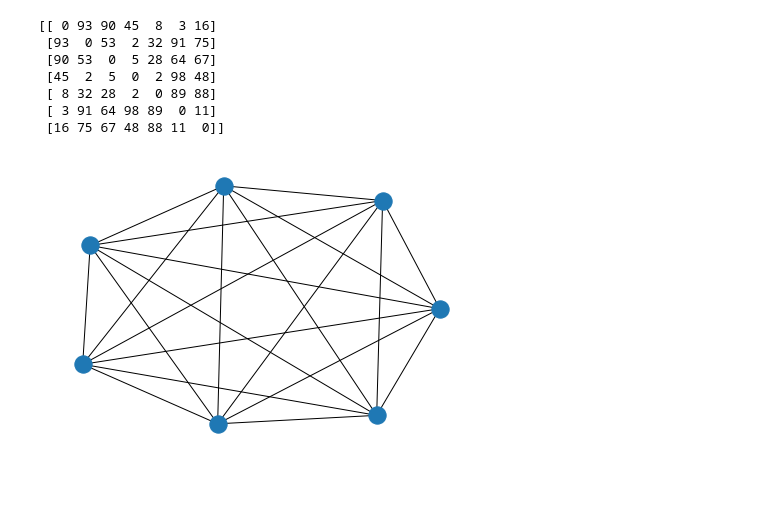
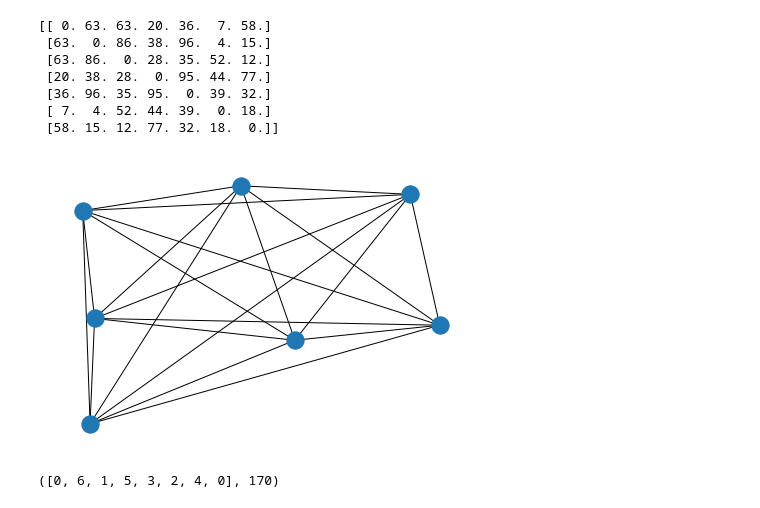
Before and after one commit to ahao27/tsp-solver, a Jupyter notebook: TSP/TSP_GR17.ipynb, the cells around one changed output. Cells and saved outputs as stored; diff of their text form; code cells hidden in the pictures.

Commit message:
random_map fix

```diff
--- a/TSP/TSP_GR17.ipynb
+++ b/TSP/TSP_GR17.ipynb
@@ -3,28 +3,31 @@ from TSP import travel, length, bound
 # %%
 import numpy as np
 import networkx as nx
+import random
 # matrix = np.loadtxt('map.txt', usecols=range(5),converters=float).astype(np.int64)
 
-def random_map(city):
+def random_map(city=4):
     G = nx.generators.random_graphs.gnp_random_graph(city, 1)
-    matrix=nx.adjacency_matrix(G)
-    WeightM=np.random.randint(1,100,size=(7,7))
-    WeightM=np.tril(WeightM,k=-1)
-    WeightM=WeightM+WeightM.T
-    matrix=matrix.toarray()*WeightM
+    for (u,v,w) in G.edges(data=True):
+        w['weight'] = random.randint(0,100)
+    matrix=nx.to_numpy_array(G)
     return matrix,G
 
 
 matrix,G=random_map(7)
 travel(matrix)
 print(matrix)
 nx.draw(G)
 # %% [output]
-[[ 0 93 90 45  8  3 16]
- [93  0 53  2 32 91 75]
- [90 53  0  5 28 64 67]
- [45  2  5  0  2 98 48]
- [ 8 32 28  2  0 89 88]
- [ 3 91 64 98 89  0 11]
- [16 75 67 48 88 11  0]]
+[[ 0. 63. 63. 20. 36.  7. 58.]
+ [63.  0. 86. 38. 96.  4. 15.]
+ [63. 86.  0. 28. 35. 52. 12.]
+ [20. 38. 28.  0. 95. 44. 77.]
+ [36. 96. 35. 95.  0. 39. 32.]
+ [ 7.  4. 52. 44. 39.  0. 18.]
+ [58. 15. 12. 77. 32. 18.  0.]]
-[figure, old version]
+[figure, new version]
+# %%
+travel(matrix)
+# %% [output]
+([0, 6, 1, 5, 3, 2, 4, 0], 170)
```
Also changed, not shown: 1 other file.
